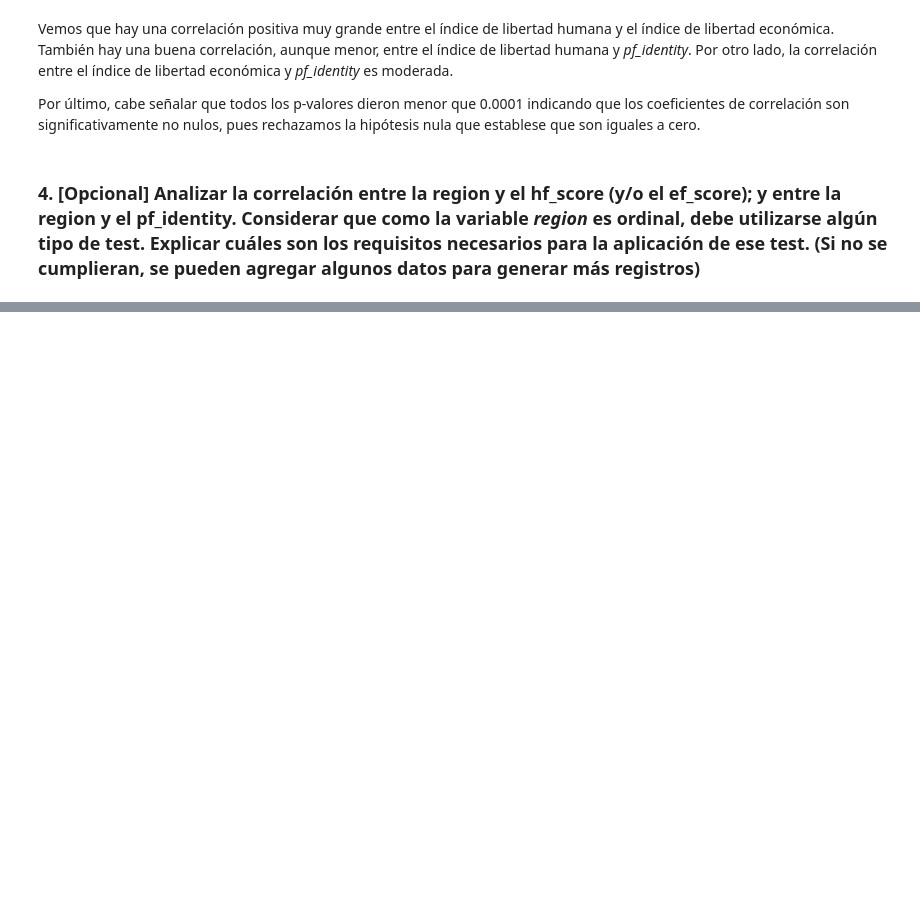
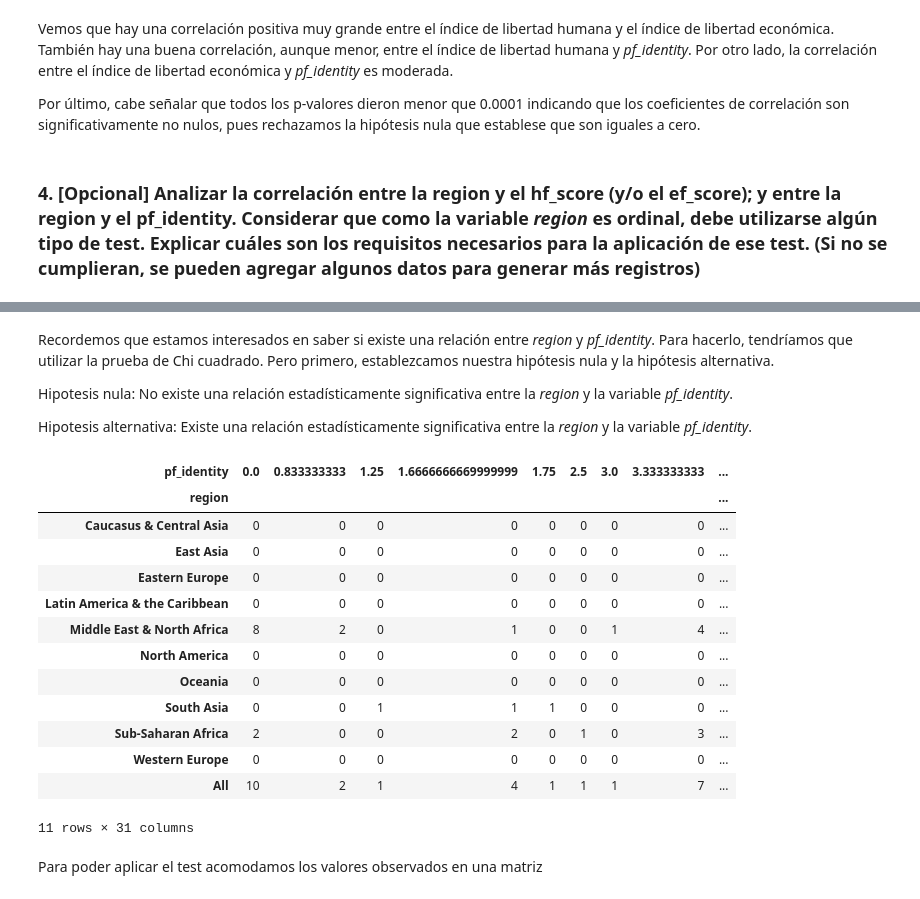
Before and after one commit to lucia15/AnalisisYVisualizacionDeDatos, a Jupyter notebook: pappaterra_alvarez.ipynb, the cells around one changed output, grey strips where cells are left out. Saved outputs shown, nothing was run; the diff lists cells and outputs as text; code cells hidden in the pictures; blank space fills up the shorter version.

```diff
--- a/pappaterra_alvarez.ipynb
+++ b/pappaterra_alvarez.ipynb
@@ -1065,0 +1035,31 @@ En todos los casos obtenemos valores cercanos a cero en módulo, por lo que conc
+# %% [markdown]
+Recordemos que estamos interesados en saber si existe una relación entre *region* y *pf_identity*. Para hacerlo, tendríamos que utilizar la prueba de Chi cuadrado. Pero primero, establezcamos nuestra hipótesis nula y la hipótesis alternativa.
+
+Hipotesis nula: No existe una relación estadísticamente significativa entre la *region* y la variable *pf_identity*.
+
+Hipotesis alternativa: Existe una relación estadísticamente significativa entre la *region* y la variable *pf_identity*.
+# %%
+# Construcción de la tabla de contingencia
+contingency_table = pd.crosstab(
+    dataset['region'][dataset['year']==2016],
+    dataset['pf_identity'][dataset['year']==2016],
+    margins = True
+)
+contingency_table
+# %% [output]
+| pf_identity | 0.0 | 0.833333333 | 1.25 | 1.6666666669999999 | 1.75 | 2.5 | 3.0 | 3.333333333 | ... |
+| region |  |  |  |  |  |  |  |  | ... |
+| Caucasus & Central Asia | 0 | 0 | 0 | 0 | 0 | 0 | 0 | 0 | ... |
+| East Asia | 0 | 0 | 0 | 0 | 0 | 0 | 0 | 0 | ... |
+| Eastern Europe | 0 | 0 | 0 | 0 | 0 | 0 | 0 | 0 | ... |
+| Latin America & the Caribbean | 0 | 0 | 0 | 0 | 0 | 0 | 0 | 0 | ... |
+| Middle East & North Africa | 8 | 2 | 0 | 1 | 0 | 0 | 1 | 4 | ... |
+| North America | 0 | 0 | 0 | 0 | 0 | 0 | 0 | 0 | ... |
+| Oceania | 0 | 0 | 0 | 0 | 0 | 0 | 0 | 0 | ... |
+| South Asia | 0 | 0 | 1 | 1 | 1 | 0 | 0 | 0 | ... |
+| Sub-Saharan Africa | 2 | 0 | 0 | 2 | 0 | 1 | 0 | 3 | ... |
+| Western Europe | 0 | 0 | 0 | 0 | 0 | 0 | 0 | 0 | ... |
+| All | 10 | 2 | 1 | 4 | 1 | 1 | 1 | 7 | ... |
+11 rows × 31 columns
+# %% [markdown]
+Para poder aplicar el test acomodamos los valores observados en una matriz
```
Also changed, not shown: parts of 46 cells of this notebook, 1 other file.
